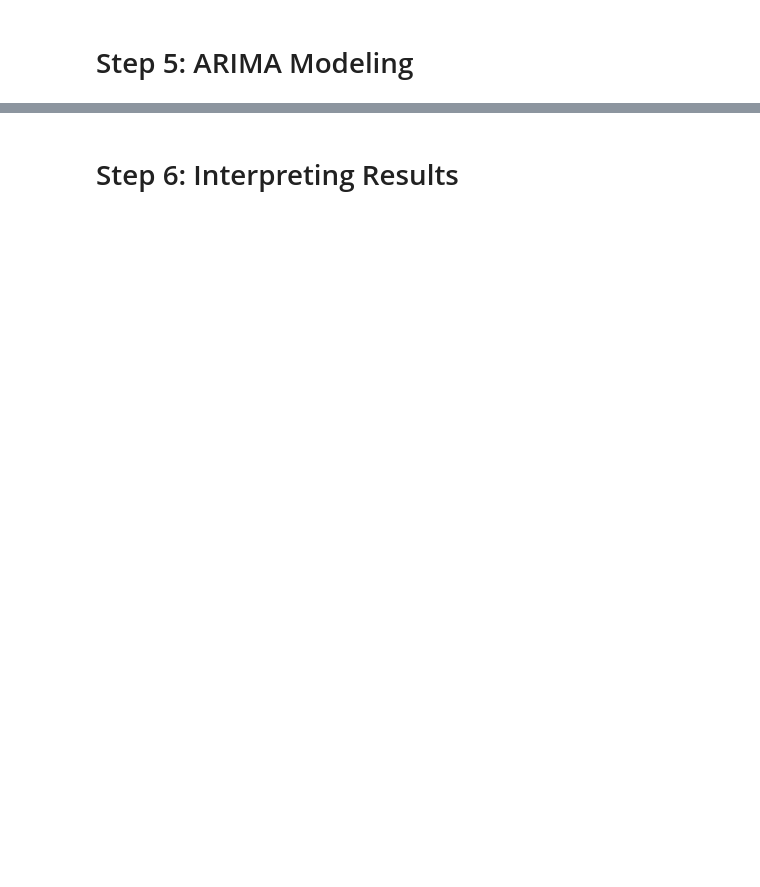
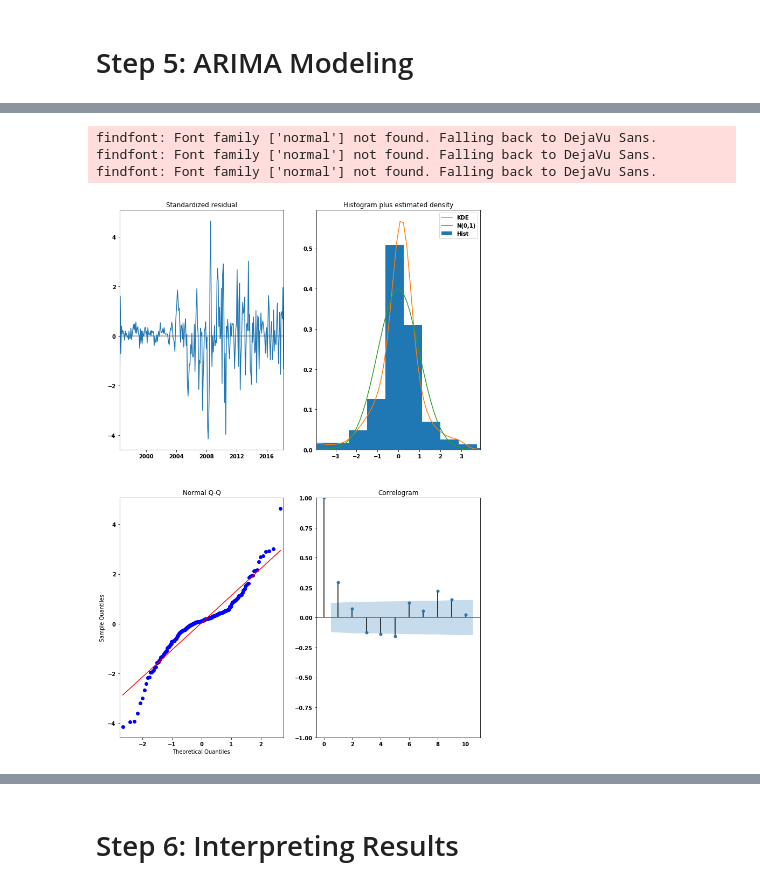
Before and after one commit to andymdc31/time_series_project, a Jupyter notebook: dsc-mod-4-project-online-ds-ft-081219/mod_4_starter_notebook.ipynb, the cells around one changed output, grey strips where cells are left out. Cells and saved outputs as stored; diff of their text form; code cells hidden in the pictures; blank space fills up the shorter version.

```diff
--- a/dsc-mod-4-project-online-ds-ft-081219/mod_4_starter_notebook.ipynb
+++ b/dsc-mod-4-project-online-ds-ft-081219/mod_4_starter_notebook.ipynb
@@ -63,0 +269,7 @@ def melt_data(df):
+# %%
+ARIMA_MODEL = sm.tsa.statespace.SARIMAX(df1,
+                                        order=(1, 1, 1),
+                                        enforce_stationarity=False,
+                                        enforce_invertibility=False)
+output = ARIMA_MODEL.fit()
+print(output.summary().tables[1])
@@ -63,0 +284,8 @@ def melt_data(df):
+# %%
+output.plot_diagnostics(figsize=(12,18))
+plt.show()
+# %% [output]
+findfont: Font family ['normal'] not found. Falling back to DejaVu Sans.
+findfont: Font family ['normal'] not found. Falling back to DejaVu Sans.
+findfont: Font family ['normal'] not found. Falling back to DejaVu Sans.
+[figure, added]
```
Also changed, not shown: parts of 43 cells of this notebook.
